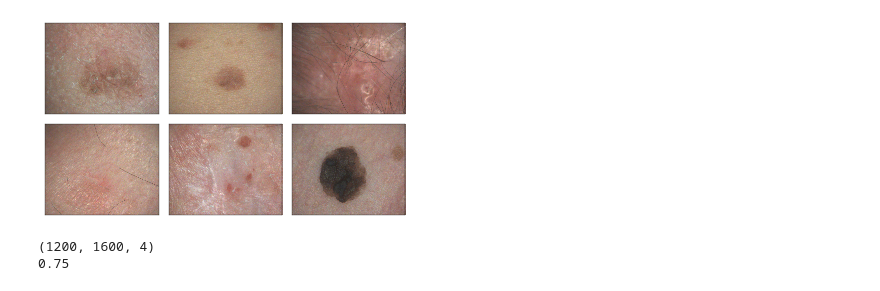
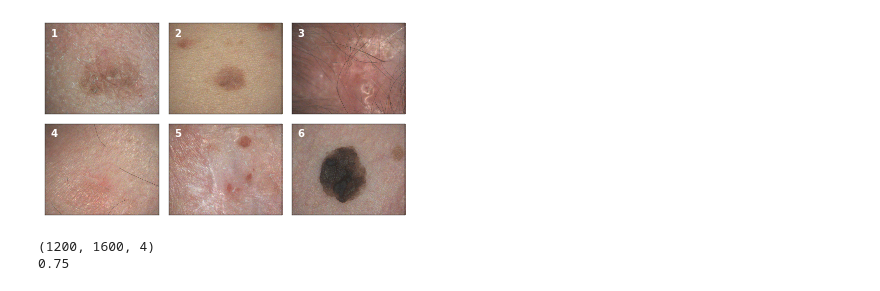
Before and after one commit to thomasjo/hypernevus-prototype, a Jupyter notebook: notebooks/WIREs Review/RGB Examples.ipynb, the cells around one changed output. Drawn from its saved outputs; the diff is of its cells as text; code cells hidden in the pictures.

```diff
--- a/notebooks/WIREs Review/RGB Examples.ipynb
+++ b/notebooks/WIREs Review/RGB Examples.ipynb
@@ -17,6 +17,23 @@ def crop_image(image):
 # %%
 rgb_dir = Path('/root/data/examples/RGB')
 images = [crop_image(plt.imread(str(file))) for file in rgb_dir.iterdir()]
+# %%
+def label_image(ax, idx):
+    x, y = (0.05, 0.95)
+    text = str(idx + 1)
+
+    kwargs = {
+        "transform": ax.transAxes,
+        "horizontalalignment": "left",
+        "verticalalignment": "top",
+        "weight": "bold",
+        "color": "white",
+#         "size": "large",
+    }
+
+    ax.text(x, y, text, **kwargs)
+
+    return ax
 # %%
 def hide_axes(ax):
     ax.xaxis.set_visible(False)
@@ -25,20 +42,21 @@ def hide_axes(ax):
 # %%
 # fig = plt.figure(figsize=(10, 5.33))
 fig = plt.figure(figsize=(5, 2.66))
 axes = fig.subplots(ncols=3, nrows=2)
 
 for i, image in enumerate(images):
     ax = axes.flat[i]
     ax.imshow(image, rasterized=True)
+    label_image(ax, i)
     hide_axes(ax)
 
 # fig.subplots_adjust(wspace=0, hspace=0)
 fig.tight_layout(h_pad=1, w_pad=1, pad=0)
 
 fig.savefig('output/Figure_1.eps')
 fig.show()
 # %% [output]
-[figure, old version]
+[figure, new version]
 # %%
 derm_img = plt.imread('/root/data/examples/Dermoscope/7356.png')
 print(derm_img.shape)
```
Also changed, not shown: 21 other files.
